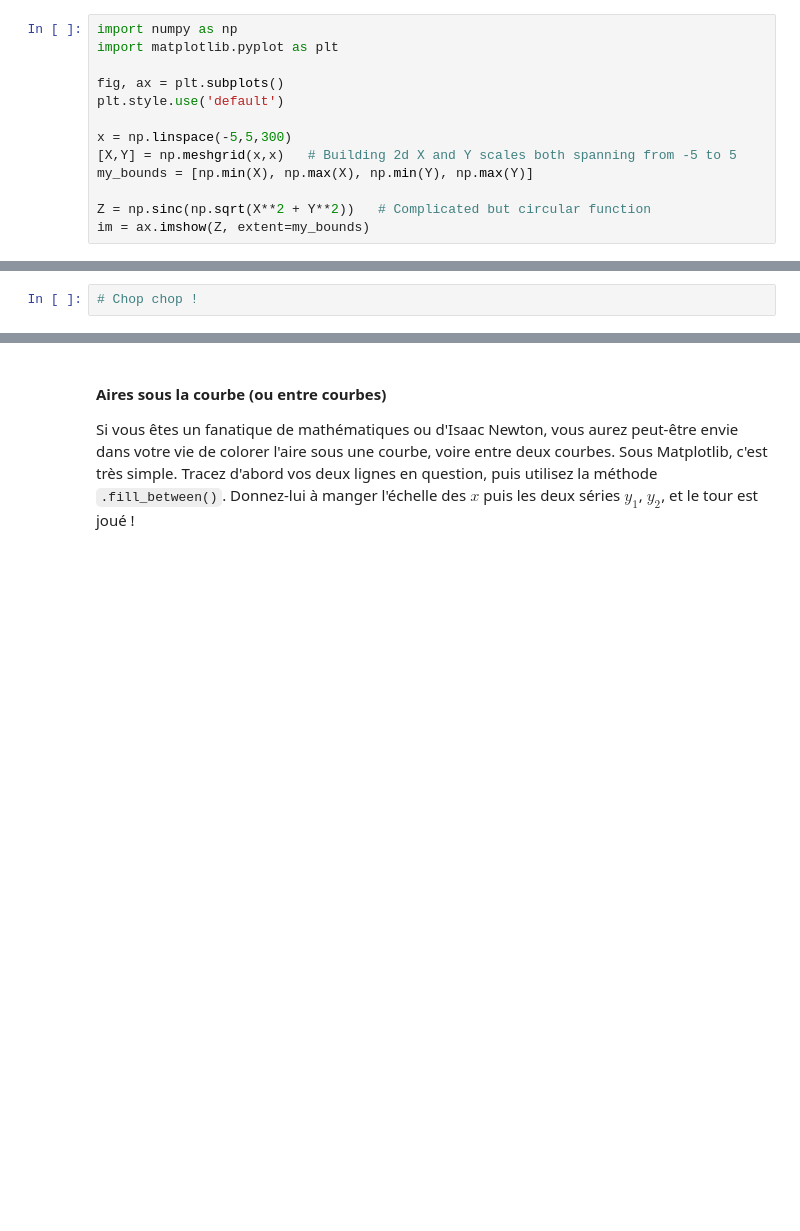
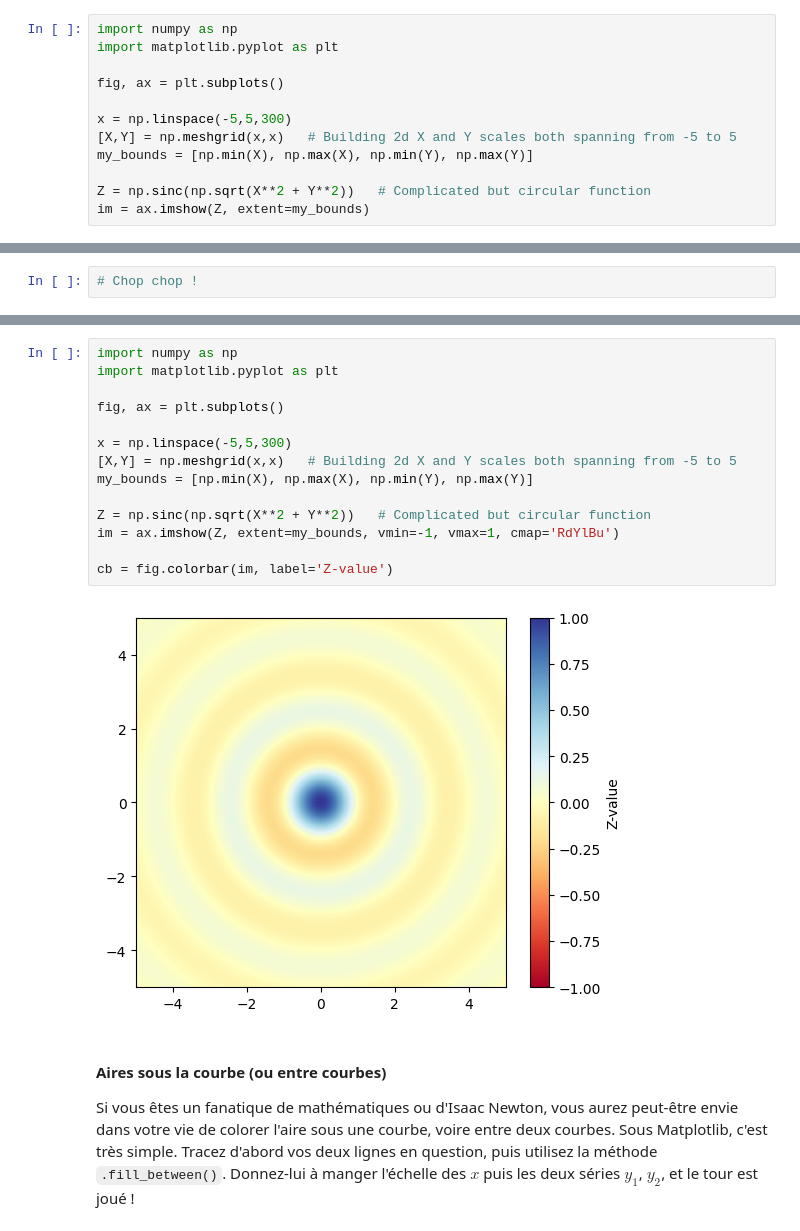
Before and after one commit to bsaintmichel/python-zero, a Jupyter notebook: Application_B_Matplotlib.ipynb, the cells around one changed output, grey strips where cells are left out. Cells and saved outputs as stored; diff of their text form; blank space fills up the shorter version.

Commit message:
More on special plots

```diff
--- a/Application_B_Matplotlib.ipynb
+++ b/Application_B_Matplotlib.ipynb
@@ -308,7 +308,6 @@ import numpy as np
 import matplotlib.pyplot as plt
 
 fig, ax = plt.subplots()
-plt.style.use('default')
 
 x = np.linspace(-5,5,300)
 [X,Y] = np.meshgrid(x,x)   # Building 2d X and Y scales both spanning from -5 to 5
@@ -343,3 +350,19 @@ __Exercice__ : à l'heure actuelle, il n'est pas possible d'avoir plus d'un obje
+# %%
+import numpy as np
+import matplotlib.pyplot as plt
+
+fig, ax = plt.subplots()
+
+x = np.linspace(-5,5,300)
+[X,Y] = np.meshgrid(x,x)   # Building 2d X and Y scales both spanning from -5 to 5
+my_bounds = [np.min(X), np.max(X), np.min(Y), np.max(Y)]
+
+Z = np.sinc(np.sqrt(X**2 + Y**2))   # Complicated but circular function
+im = ax.imshow(Z, extent=my_bounds, vmin=-1, vmax=1, cmap='RdYlBu')
+
+cb = fig.colorbar(im, label='Z-value')
+# %% [output]
+[figure, added]
 # %% [markdown]
 #### Aires sous la courbe (ou entre courbes)
 
```
Also changed, not shown: parts of 15 cells of this notebook, 2 other files.
